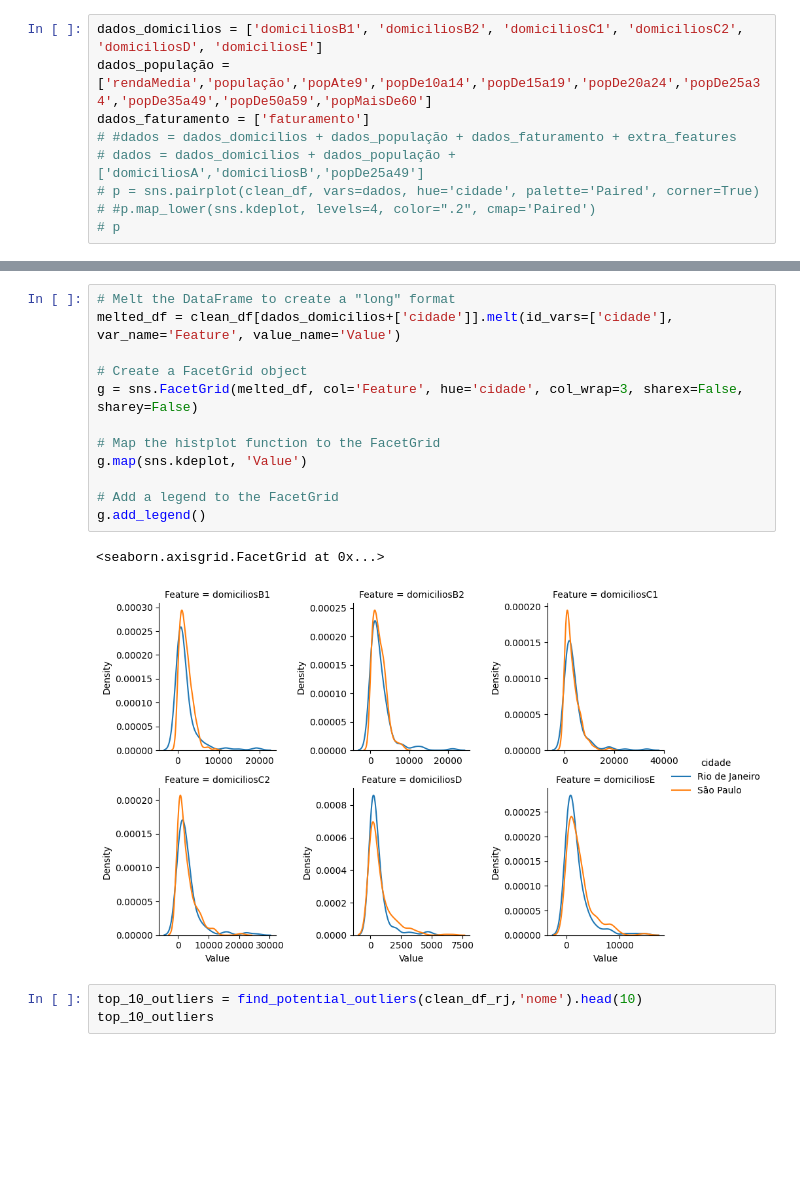
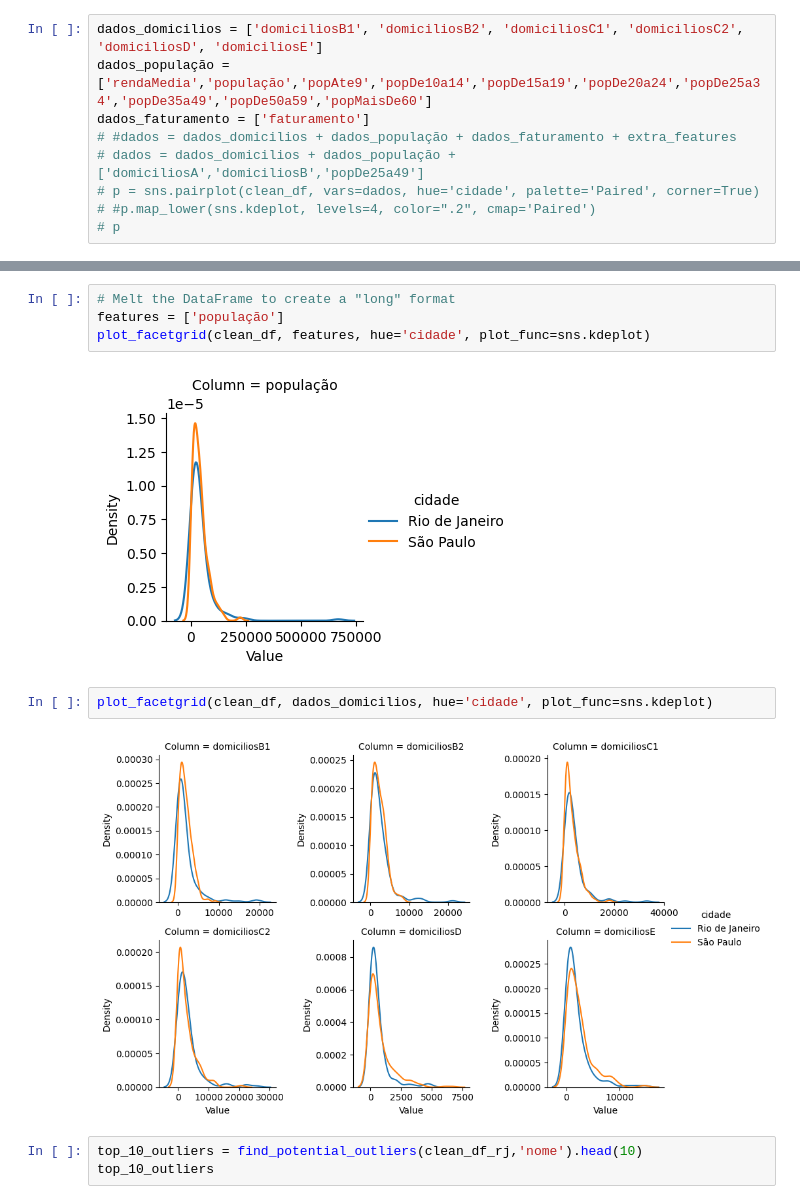
Before and after one commit to galvsoliveira/ds_geoprofit_analysis, a Jupyter notebook: Notebooks/1__exploratory_data_analysis.ipynb, the cells around one changed output, grey strips where cells are left out. Drawn from its saved outputs; the diff is of its cells as text; blank space fills up the shorter version.

Commit message:
feat: add function to plot

```diff
--- a/Notebooks/1__exploratory_data_analysis.ipynb
+++ b/Notebooks/1__exploratory_data_analysis.ipynb
@@ -254,18 +228,13 @@ g.add_legend()
-# %%
-# Melt the DataFrame to create a "long" format
-melted_df = clean_df[dados_domicilios+['cidade']].melt(id_vars=['cidade'], var_name='Feature', value_name='Value')
-
-# Create a FacetGrid object
-g = sns.FacetGrid(melted_df, col='Feature', hue='cidade', col_wrap=3, sharex=False, sharey=False)
-
-# Map the histplot function to the FacetGrid
-g.map(sns.kdeplot, 'Value')
-
-# Add a legend to the FacetGrid
-g.add_legend()
-# %% [output]
-<seaborn.axisgrid.FacetGrid at 0x...>
-[figure, removed]
+# %%
+# Melt the DataFrame to create a "long" format
+features = ['população']
+plot_facetgrid(clean_df, features, hue='cidade', plot_func=sns.kdeplot)
+# %% [output]
+[figure, added]
+# %%
+plot_facetgrid(clean_df, dados_domicilios, hue='cidade', plot_func=sns.kdeplot)
+# %% [output]
+[figure, added]
 # %%
 top_10_outliers = find_potential_outliers(clean_df_rj,'nome').head(10)
 top_10_outliers
```
Also changed, not shown: parts of 5 cells of this notebook, 1 other file.
